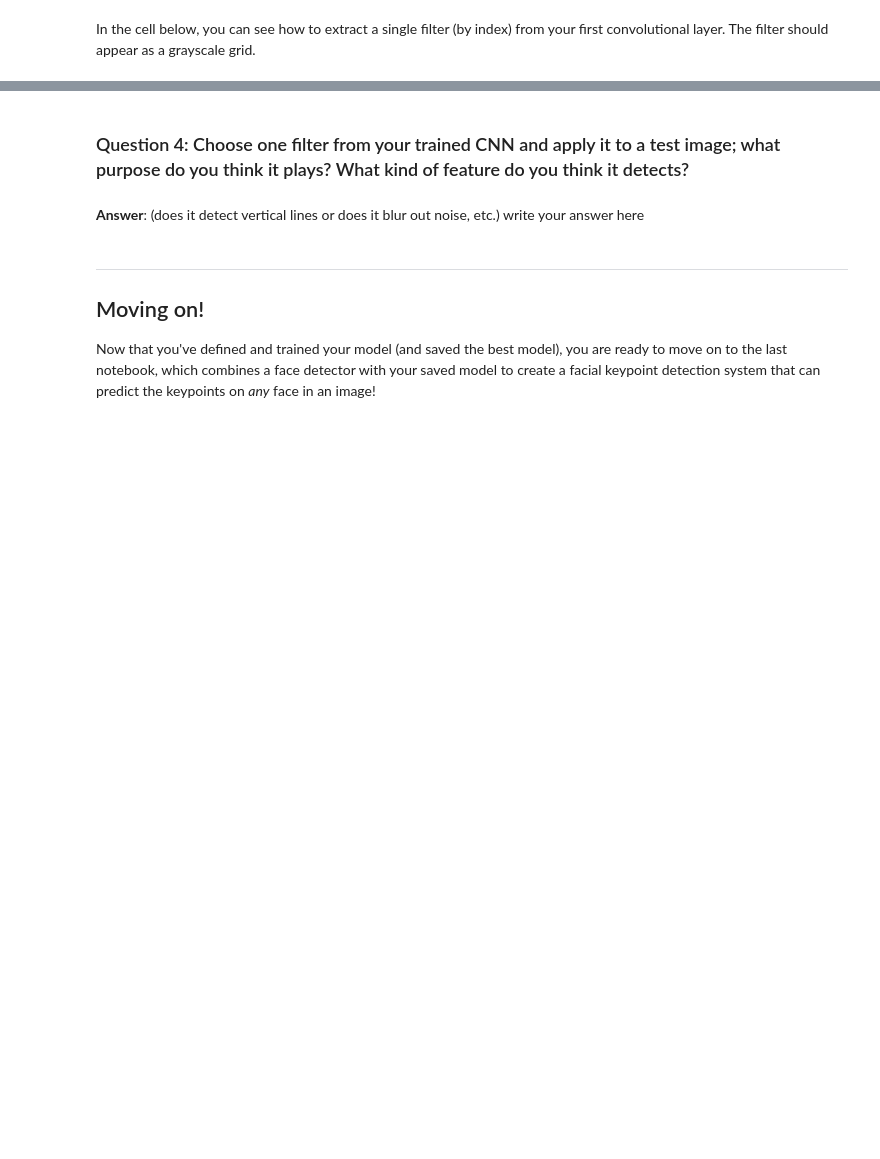
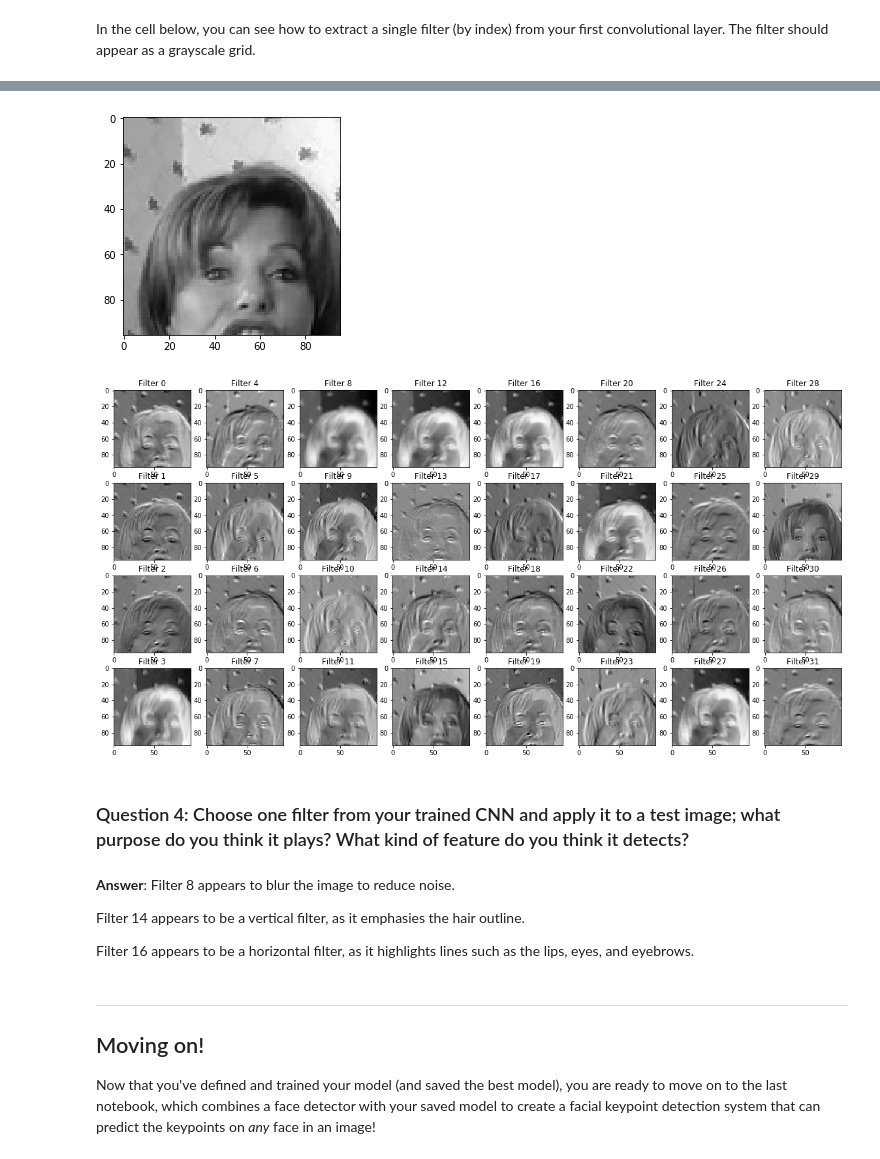
Before and after one commit to tomkdickinson/P1_Facial_Keypoints, a Jupyter notebook: 2. Define the Network Architecture.ipynb, the cells around one changed output, grey strips where cells are left out. Cells and saved outputs as stored; diff of their text form; code cells hidden in the pictures; blank space fills up the shorter version.

```diff
--- a/2. Define the Network Architecture.ipynb
+++ b/2. Define the Network Architecture.ipynb
@@ -522,7 +643,38 @@ Next, choose a test image and filter it with one of the convolutional kernels in
+# %%
+import cv2
+
+#image_index = np.random.randint(0, len(test_dataset))
+image_index = 10
+image = test_dataset[image_index]
+image = image['image'].numpy()
+image = np.transpose(image, (1, 2, 0))
+image = image.reshape(image.shape[0], image.shape[1])
+
+plt.imshow(image, cmap='gray')
+
+# Loop through and apply each filter to the image
+
+f, sub_plts = plt.subplots(4, 8, figsize=(20,10))
+plt.imshow(image, cmap='gray')
+filter_index = 0
+for i in range(0, 8):
+    for j in range(0, 4):
+        sub_plts[j][i].set_title('Filter %s' % filter_index)
+        filtered_image = cv2.filter2D(image, -1, w[filter_index][0])
+        sub_plts[j][i].imshow(filtered_image, cmap='gray')
+        filter_index += 1
+# %% [output]
+[figure, added]
+[figure, added]
 # %% [markdown]
 ### Question 4: Choose one filter from your trained CNN and apply it to a test image; what purpose do you think it plays? What kind of feature do you think it detects?
-# %% [markdown]
-**Answer**: (does it detect vertical lines or does it blur out noise, etc.) write your answer here
+# %% [markdown]
+**Answer**:
+Filter 8 appears to blur the image to reduce noise.
+
+Filter 14 appears to be a vertical filter, as it emphasies the hair outline.
+
+Filter 16 appears to be a horizontal filter, as it highlights lines such as the lips, eyes, and eyebrows.
 # %% [markdown]
 ---
 ## Moving on!
```
Also changed, not shown: parts of 24 cells of this notebook, 6 other files.
